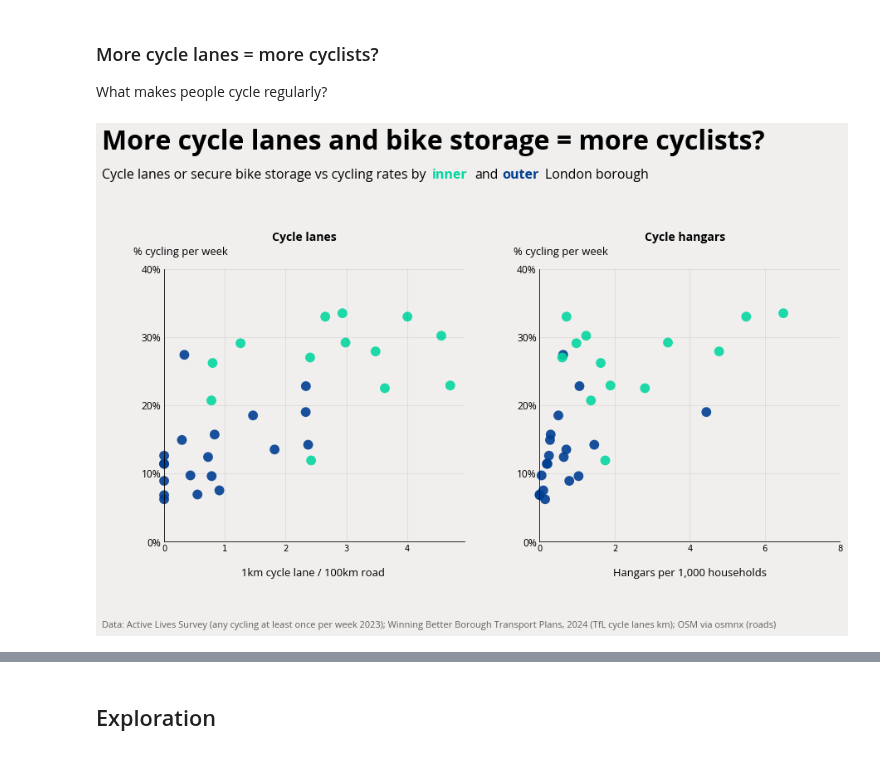
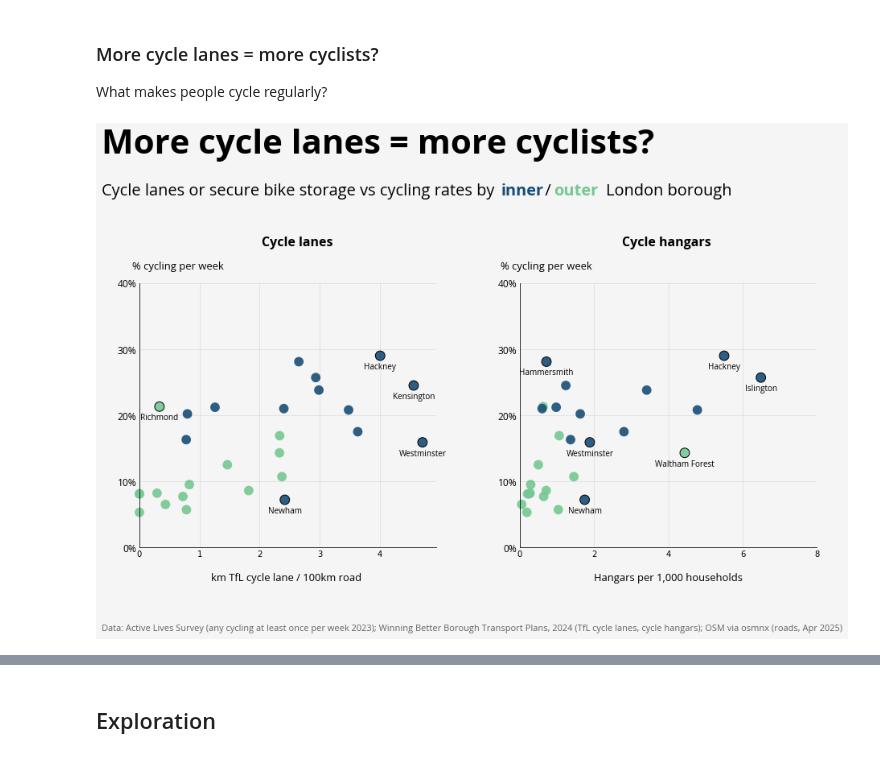
Before and after one commit to Lisa-Ho/small-data-projects, a Jupyter notebook: 2025/2504-cycling-rates-infra/cycling-rates-vs-infra.ipynb, the cells around one changed output, grey strips where cells are left out. Saved outputs shown, nothing was run; the diff lists cells and outputs as text; code cells hidden in the pictures.

```diff
--- a/2025/2504-cycling-rates-infra/cycling-rates-vs-infra.ipynb
+++ b/2025/2504-cycling-rates-infra/cycling-rates-vs-infra.ipynb
@@ -140,7 +142,7 @@ hangar_stats.head()
 #read in each tab and merge into one table
 rates = pd.read_excel("cw0302-proportion-of-adults-that-cycle-by-frequency-purpose-and-local-authority.xlsx",
                        sheet_name="CW0302", skiprows=4)
-rates = rates[rates["ONS Code"].isin(london["GSS_CODE"])].reset_index(drop=True)
+#rates = rates[rates["ONS Code"].isin(london["GSS_CODE"])].reset_index(drop=True)
 # replace missing data
 years = ['2016', '2017', '2018','2019', '2020', '2021', '2022', '2023']
 for year in years:
@@ -231,3 +248,10 @@ gdf.head()
+# %%
+#save output file
+gdf.to_csv("gdf_for_analysis.csv", index=False)
+
+#save df output file
+df = pd.DataFrame(gdf.drop(columns="geometry"))
+df.to_csv("df_for_analysis.csv", index=False)
 # %% [markdown]
 ## Data viz
 # %%
@@ -242,8 +266,8 @@ What makes people cycle regularly?
 # %%
 #data inputs
 year = "2023"
-rates_f = filter_rates("Any", "At least once per month", year)
-data = pd.merge(gdf, rates_f, left_on="GSS_CODE", right_on="ONS Code", how="left")
+rates_f = filter_rates("Any", "At least once per week", year)
+data = pd.merge(df, rates_f, left_on="GSS_CODE", right_on="ONS Code", how="left")
 
 #fonts
 font_r = load_font(
@@ -253,16 +277,14 @@ font_sm = load_font(
   "https://github.com/googlefonts/opensans/blob/main/fonts/ttf/OpenSans-Bold.ttf?raw=true"
 )
 # %%
-colors = {"bg": "#F1EFEE", "inner":"#06D6A0", "outer":"#003F92" }
+colors = {"bg": "#F5F5F5", "inner":"#184e77", "outer":"#76c893" }
 
 #setup-------------------------------
 fig, axes = plt.subplots(1,2, figsize=(13,8))
-plt.subplots_adjust(hspace=0.2, wspace=0.25, left=0.08, top=0.75, bottom=0.18, right=0.95)
+plt.subplots_adjust(hspace=0.2, wspace=0.28, left=0.05, top=0.75, bottom=0.18, right=0.95)
 fig.set_facecolor(colors["bg"])
 
 #plot data ---------------------------------
-#sns.scatterplot(data=data, x="tfl_cycle_road_ratio", y=year, hue="ONS_INNER", ax=axes[0],
- #               clip_on=False)
 sns.scatterplot(data=data, x="tfl_cycle_road_ratio", y=year, hue="ONS_INNER",palette=[colors["outer"], colors["inner"]],
                 s=140, ax=axes[0], alpha=0.9, linewidth=0, edgecolor="black", legend=False, clip_on=False)
 sns.scatterplot(data=data, x="hangar_perk_household", y=year, hue="ONS_INNER", ax=axes[1],clip_on=False,
@@ -272,48 +294,58 @@ sns.scatterplot(data=data, x="hangar_perk_household", y=year, hue="ONS_INNER", a
 for ax in axes:
     ax.set_ylim(ymin=0)
     ax.set_xlim(xmin=0)
     ax.set_facecolor(colors["bg"])
     for pos in ["top", "right"]:
         ax.spines[pos].set_visible(False)
     ax.set_ylabel("")
     ax.set_xlabel("")
     ax.set_yticks([0,10,20,30,40], ["{}%".format(i) for i in [0,10,20,30,40]], fontproperties=font_r,fontsize=12)
     ax.tick_params(axis='both', length = 0)
     ax.grid(visible=True, axis='both', zorder=1, color = "#222222", alpha=0.1)
 
 #axes[0].set_xticks([0,5,10,15,20,25], fontproperties=font_r,fontsize=12)
 axes[1].set_xticks([0,2, 4, 6, 8], fontproperties=font_r,fontsize=12)
-axes[0].text(axes[0].get_xlim()[1]/2,-5, "1km cycle lane / 100km road ", ha="center",
+axes[0].text(axes[0].get_xlim()[1]/2,-5, "km TfL cycle lane / 100km road ", ha="center",
              fontproperties=font_r,fontsize=13)
 axes[1].text(axes[1].get_xlim()[1]/2,-5, "Hangars per 1,000 households", ha="center",
              fontproperties=font_r,fontsize=13)
 plt.figtext(0.04,0.78,"% cycling per week" ,ha="left",fontproperties=font_r,fontsize=13)
 plt.figtext(0.53,0.78,"% cycling per week" ,ha="left",fontproperties=font_r,fontsize=13)
 
 #grid titles
-plt.figtext(0.04+0.22,0.81,"Cycle lanes", ha="center",fontproperties=font_sm, fontsize=14)
-plt.figtext(0.53+0.22,0.81,"Cycle hangars", ha="center",fontproperties=font_sm, fontsize=14)
+plt.figtext(0.04+0.22,0.83,"Cycle lanes", ha="center",fontproperties=font_sm, fontsize=16)
+plt.figtext(0.53+0.22,0.83,"Cycle hangars", ha="center",fontproperties=font_sm, fontsize=16)
+
+#annotations
+for i, borough in enumerate(data["nicename"]):
+    if borough in ["Richmond", "Newham", "Westminster", "Hackney", "Kensington"]:
+        sns.scatterplot(x=[data.loc[i]["tfl_cycle_road_ratio"]], y=[data.loc[i][year]], facecolors="none",
+                  s=140, ax=axes[0], alpha=1, linewidth=1, edgecolor="black", legend=False, clip_on=False)
+        axes[0].text(data.loc[i]["tfl_cycle_road_ratio"], data.loc[i][year] - 1,data.loc[i]["nicename"],
+                     ha="center", va="top",  fontsize=10, fontproperties=font_r  )
+for i, borough in enumerate(data["nicename"]):
+    if borough in ["Newham", "Westminster", "Hackney", "Waltham Forest", "Islington", "Hammersmith"]:
+        sns.scatterplot(x=[data.loc[i]["hangar_perk_household"]], y=[data.loc[i][year]], facecolors="none",
+                  s=140, ax=axes[1], alpha=1, linewidth=1, edgecolor="black", legend=False, clip_on=False
+                )
+        axes[1].text(data.loc[i]["hangar_perk_household"], data.loc[i][year] - 1,data.loc[i]["nicename"],
+                     ha="center", va="top",  fontsize=10, fontproperties=font_r  )
 
 #title and footer
-plt.figtext(0.,1, "More cycle lanes and bike storage = more cyclists?", fontproperties = font_sm, fontsize=32, ha="left")
-plt.figtext(0,0.94, "Cycle lanes or secure bike storage vs cycling rates by",
-            fontproperties = font_r, fontsize=16, ha="left")
-plt.figtext(0.425,0.94, "inner", color=colors["inner"],
-            fontproperties = font_sm, fontsize=16, ha="left")
-plt.figtext(0.48,0.94, "and", color="black",
-            fontproperties = font_r, fontsize=16, ha="left")
-plt.figtext(0.515,0.94, "outer", color=colors["outer"],
-            fontproperties = font_sm, fontsize=16, ha="left")
-plt.figtext(0.57,0.94, "London borough", color="black",
-            fontproperties = font_r, fontsize=16, ha="left")
-plt.figtext(0.0,0.0, "Data: Active Lives Survey (any cycling at least once per week 2023); Winning Better Borough Transport Plans, 2024 (TfL cycle lanes km); OSM via osmnx (roads)",
+plt.figtext(0.,1.03, "More cycle lanes = more cyclists?", fontproperties = font_sm, fontsize=42, ha="left")
+plt.figtext(0,0.94, "Cycle lanes or secure bike storage vs cycling rates by            /             London borough",
+            fontproperties = font_r, fontsize=20, ha="left")
+plt.figtext(0.53,0.94, "inner", color=colors["inner"],
+            fontproperties = font_sm, fontsize=20, ha="left")
+plt.figtext(0.6,0.94, "outer", color=colors["outer"],
+            fontproperties = font_sm, fontsize=20, ha="left")
+plt.figtext(0.0,0.0, "Data: Active Lives Survey (any cycling at least once per week 2023); Winning Better Borough Transport Plans, 2024 (TfL cycle lanes, cycle hangars); OSM via osmnx (roads, Apr 2025)",
             fontsize=11,
             ha="left", alpha=0.6, fontproperties=font_r,)
 
-
 #save
-
+plt.savefig('1-cycle-lanes-vs-rates-2023.png', bbox_inches='tight', pad_inches=1, dpi=120)
 
 plt.show()
 # %% [output]
-[figure, old version]
+[figure, new version]
```
Also changed, not shown: parts of 16 cells of this notebook, 2 other files.
